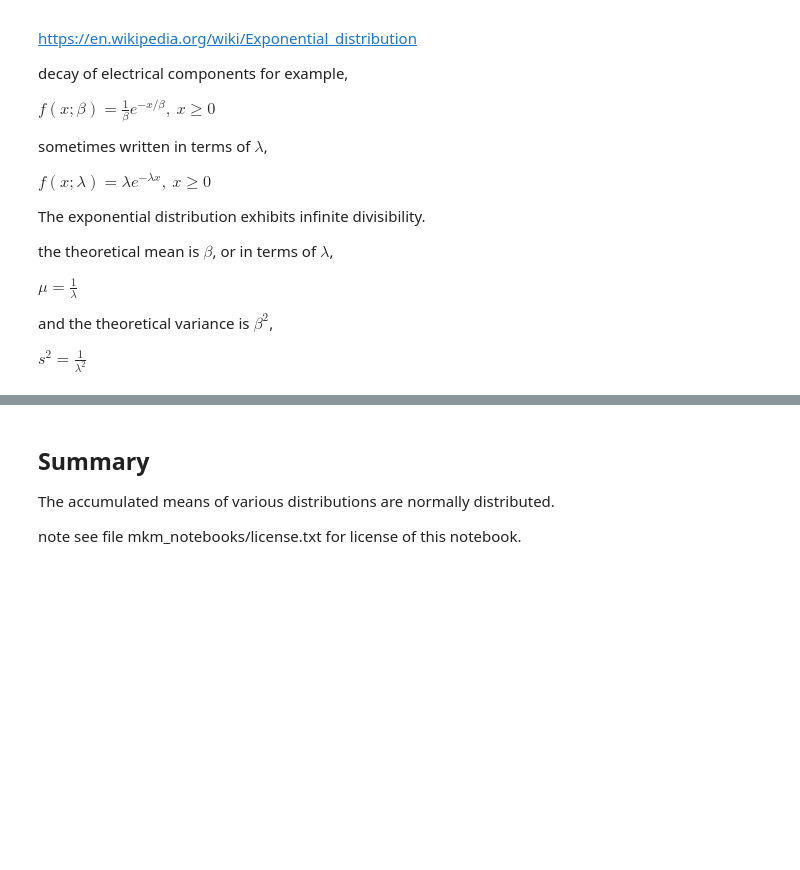
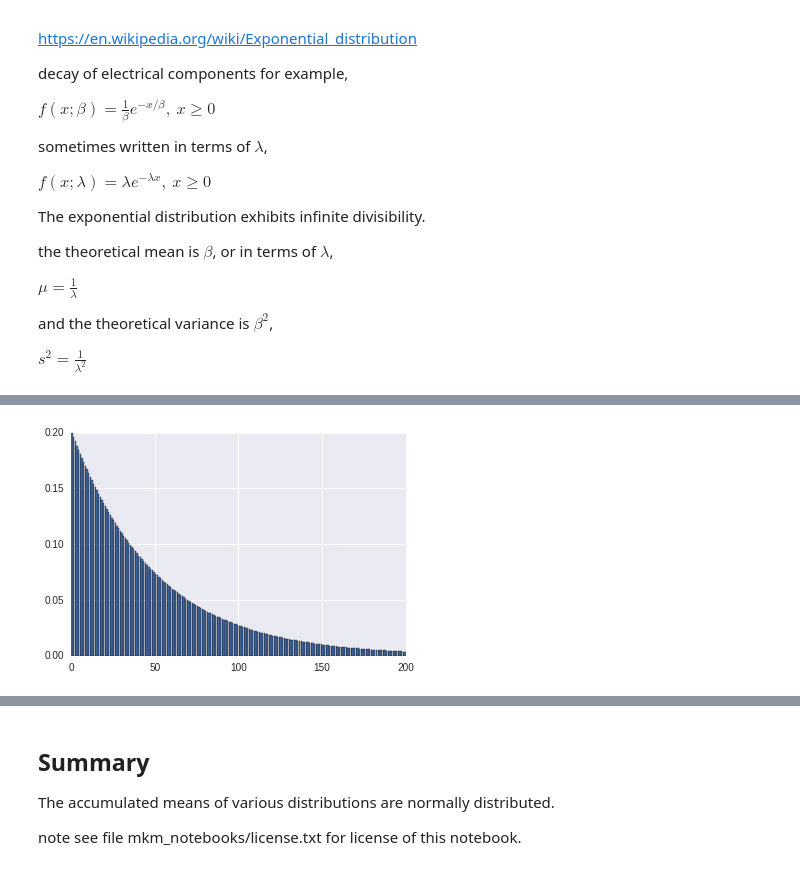
Before and after one commit to matthewmacleod/mkm_notebooks, a Jupyter notebook: ctl.ipynb, the cells around one changed output, grey strips where cells are left out. Cells and saved outputs as stored; diff of their text form; code cells hidden in the pictures; blank space fills up the shorter version.

```diff
--- a/ctl.ipynb
+++ b/ctl.ipynb
@@ -110,0 +122,6 @@ $s^2 = \frac{1}{\lambda^2}$
+# %%
+xs = [x/10.0 for x in range(0,200)]
+ys = [exponential_pdf(x,0.2) for x in xs]
+make_bar(xs,ys)
+# %% [output]
+[figure, added]
```
Also changed, not shown: parts of 16 cells of this notebook.
